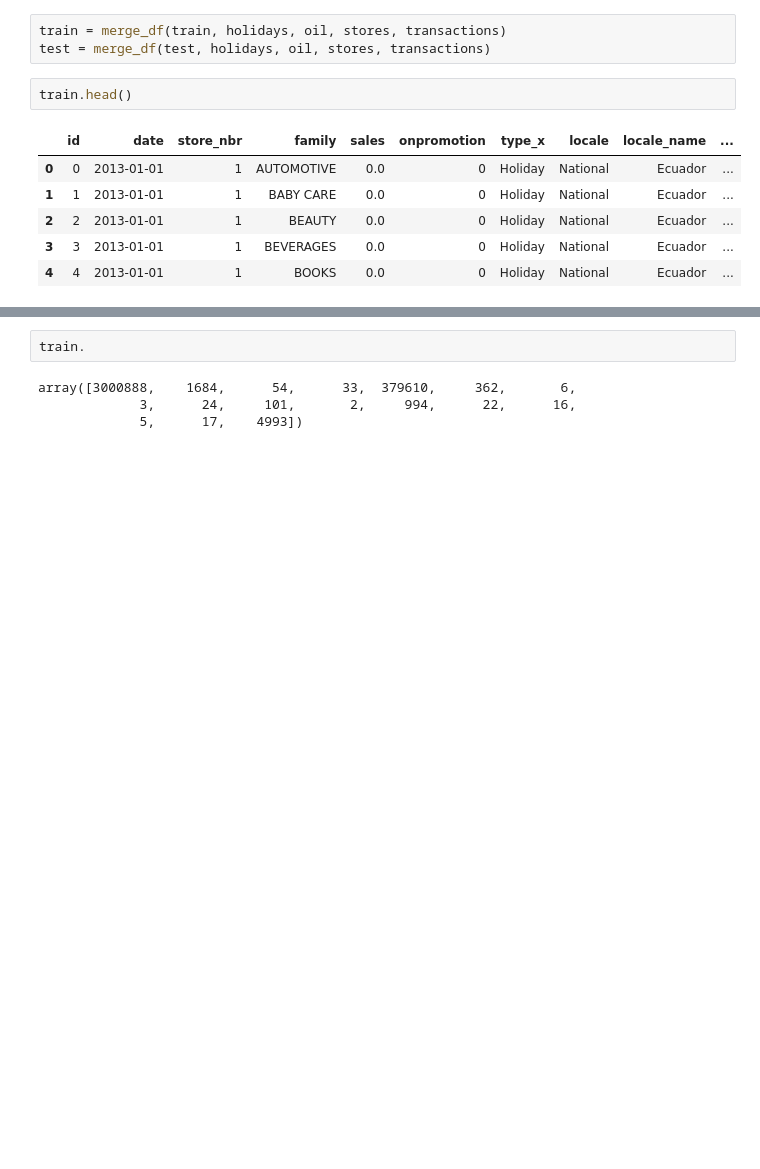
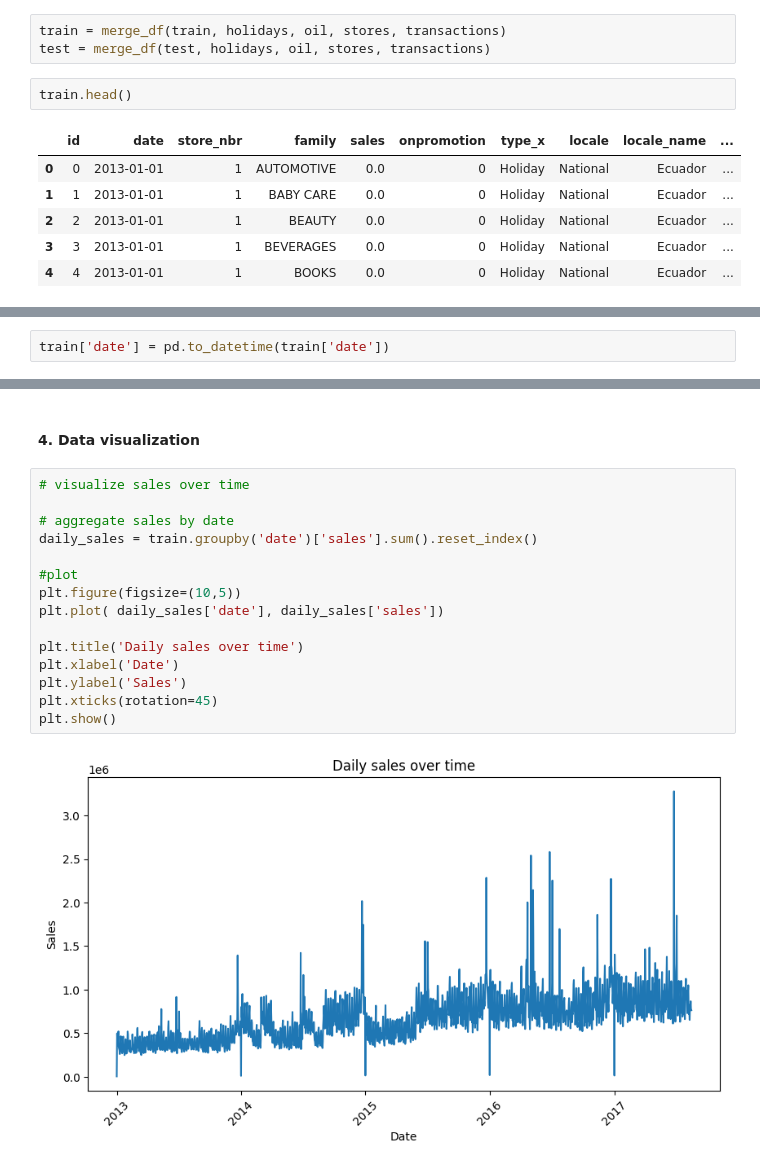
Before and after one commit to geethavenk/Sales_forecasting, a Jupyter notebook: notebooks/EDA_V1.ipynb, the cells around one changed output, grey strips where cells are left out. Cells and saved outputs as stored; diff of their text form; blank space fills up the shorter version.

```diff
--- a/notebooks/EDA_V1.ipynb
+++ b/notebooks/EDA_V1.ipynb
@@ -171 +229,3 @@ test.head()
+# %%
+train['date'] = pd.to_datetime(train['date'])
 # %%
@@ -244,6 +240,19 @@ info_table(train, 50)
-# %%
-train.
-# %% [output]
-array([3000888,    1684,      54,      33,  379610,     362,       6,
-             3,      24,     101,       2,     994,      22,      16,
-             5,      17,    4993])
+# %% [markdown]
+#### 4. Data visualization
+# %%
+# visualize sales over time
+
+# aggregate sales by date
+daily_sales = train.groupby('date')['sales'].sum().reset_index()
+
+#plot
+plt.figure(figsize=(10,5))
+plt.plot( daily_sales['date'], daily_sales['sales'])
+
+plt.title('Daily sales over time')
+plt.xlabel('Date')
+plt.ylabel('Sales')
+plt.xticks(rotation=45)
+plt.show()
+# %% [output]
+[figure, added]
```
Also changed, not shown: parts of 15 cells of this notebook.
